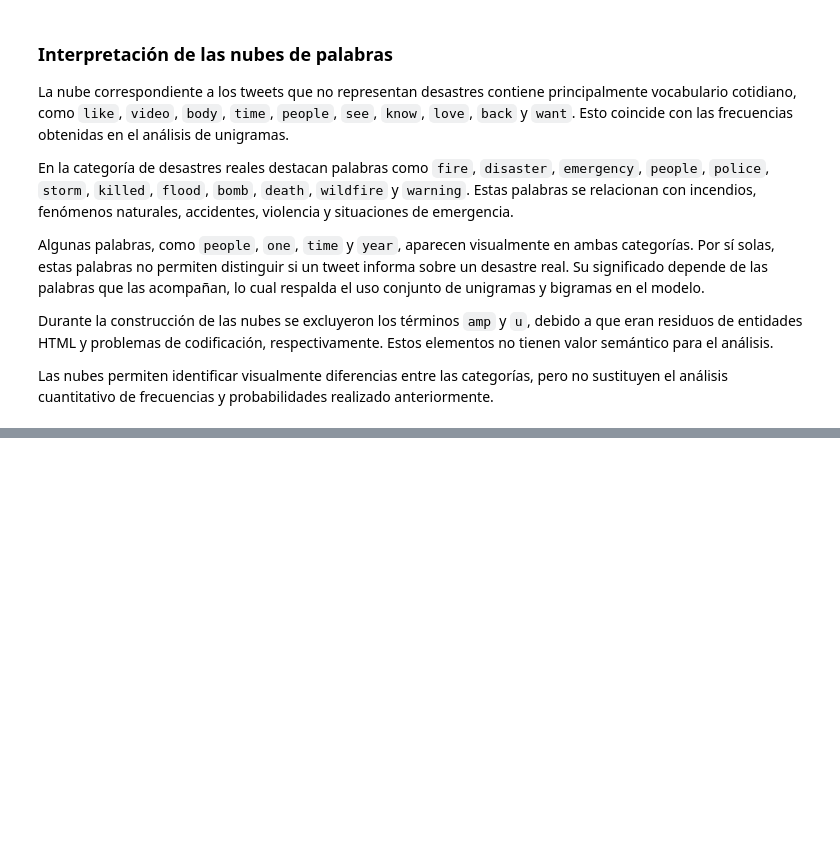
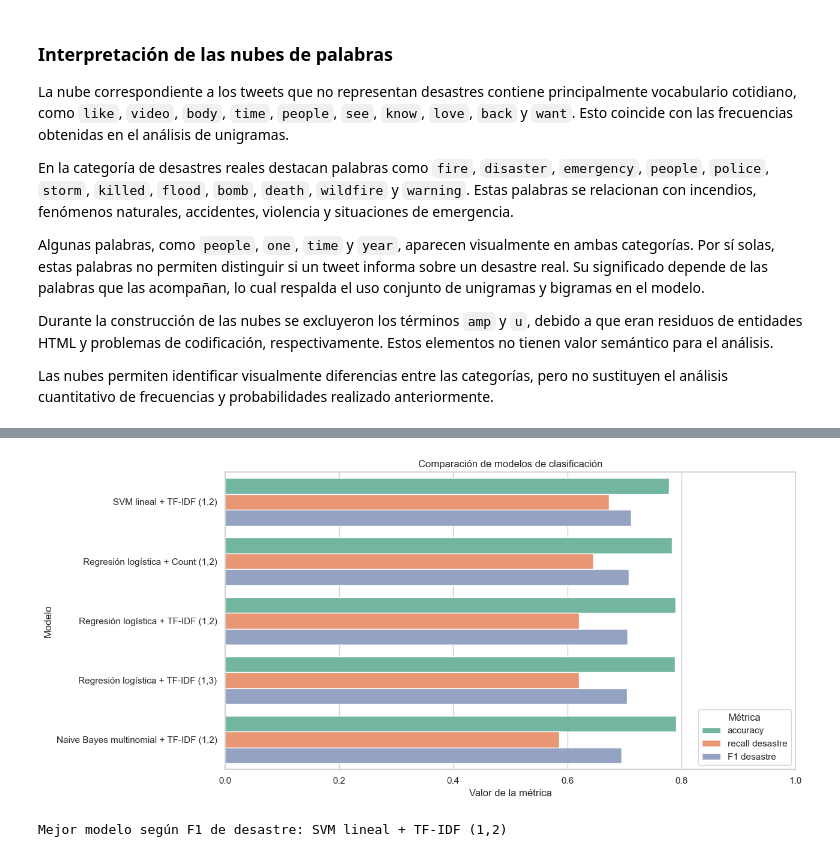
Before and after one commit to tismajo/CC3084-Laboratorio5, a Jupyter notebook: Laboratorio5.ipynb, the cells around one changed output, grey strips where cells are left out. Saved outputs shown, nothing was run; the diff lists cells and outputs as text; code cells hidden in the pictures; blank space fills up the shorter version.

Commit message:
feat: comparar modelos de clasificación de tweets

```diff
--- a/Laboratorio5.ipynb
+++ b/Laboratorio5.ipynb
@@ -1029,0 +759,21 @@ A pesar del sobreajuste, el modelo es apropiado como resultado preliminar. Para
+# %%
+indices = np.arange(len(datos_texto))
+indices_entrenamiento, indices_prueba = train_test_split(
+    indices,
+    test_size=0.20,
+    random_state=RANDOM_STATE,
+    stratify=datos_texto["target"],
+)
+
+texto_entrenamiento = datos_texto.loc[indices_entrenamiento, "clean_text"]
+texto_prueba = datos_texto.loc[indices_prueba, "clean_text"]
+target_entrenamiento = datos_texto.loc[indices_entrenamiento, "target"]
+target_prueba = datos_texto.loc[indices_prueba, "target"]
+
+print("Tweets totales:", len(datos_texto))
+print("Tweets de entrenamiento:", len(indices_entrenamiento))
+print("Tweets de prueba:", len(indices_prueba))
+display(pd.DataFrame({
+    "entrenamiento (%)": target_entrenamiento.value_counts(normalize=True).sort_index() * 100,
+    "prueba (%)": target_prueba.value_counts(normalize=True).sort_index() * 100,
+}).rename(index=ETIQUETAS).round(2))
@@ -1029,0 +872,26 @@ A pesar del sobreajuste, el modelo es apropiado como resultado preliminar. Para
+# %%
+metricas_grafica = ["accuracy", "recall desastre", "F1 desastre"]
+tabla_modelos_larga = tabla_modelos.melt(
+    id_vars="modelo", value_vars=metricas_grafica,
+    var_name="métrica", value_name="valor",
+)
+plt.figure(figsize=(13, 6))
+sns.barplot(data=tabla_modelos_larga, x="valor", y="modelo", hue="métrica", palette="Set2")
+plt.title("Comparación de modelos de clasificación")
+plt.xlabel("Valor de la métrica")
+plt.ylabel("Modelo")
+plt.xlim(0, 1)
+plt.legend(title="Métrica", loc="lower right")
+plt.tight_layout()
+plt.show()
+
+nombre_mejor_modelo = tabla_modelos.loc[0, "modelo"]
+artefactos_mejor_texto = artefactos_modelos[nombre_mejor_modelo]
+vectorizador_mejor_texto = artefactos_mejor_texto["vectorizador"]
+clasificador_mejor_texto = artefactos_mejor_texto["clasificador"]
+prediccion_mejor_texto = artefactos_mejor_texto["predicción prueba"]
+
+print("Mejor modelo según F1 de desastre:", nombre_mejor_modelo)
+# %% [output]
+[figure, added]
+Mejor modelo según F1 de desastre: SVM lineal + TF-IDF (1,2)
```
Also changed, not shown: parts of 19 cells of this notebook.
